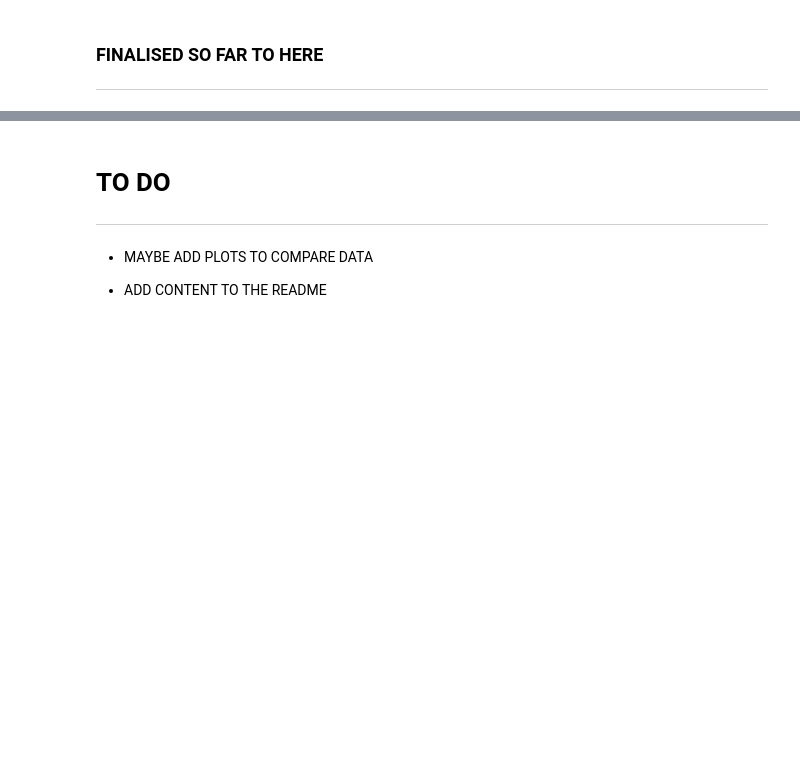
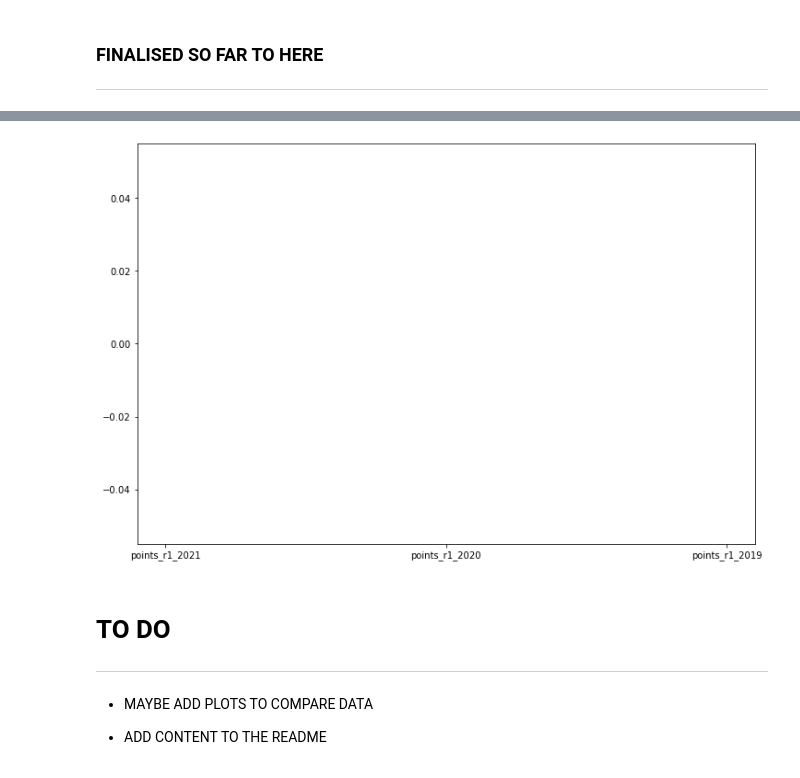
Before and after one commit to SarahMcN25/fundamentals, a Jupyter notebook: cao.ipynb, the cells around one changed output, grey strips where cells are left out. Saved outputs shown, nothing was run; the diff lists cells and outputs as text; code cells hidden in the pictures; blank space fills up the shorter version.

```diff
--- a/cao.ipynb
+++ b/cao.ipynb
@@ -987,3 +1055,10 @@ allcourses.to_csv(path_all)
+# %%
+# Plot of row 59 showing the points came down from 2019.
+plt.figure()
+plt.hist(x, y)
+plt.show()
+# %% [output]
+[figure, added]
 # %% [markdown]
 # TO DO
 
```
Also changed, not shown: parts of 12 cells of this notebook, 52 other files.
